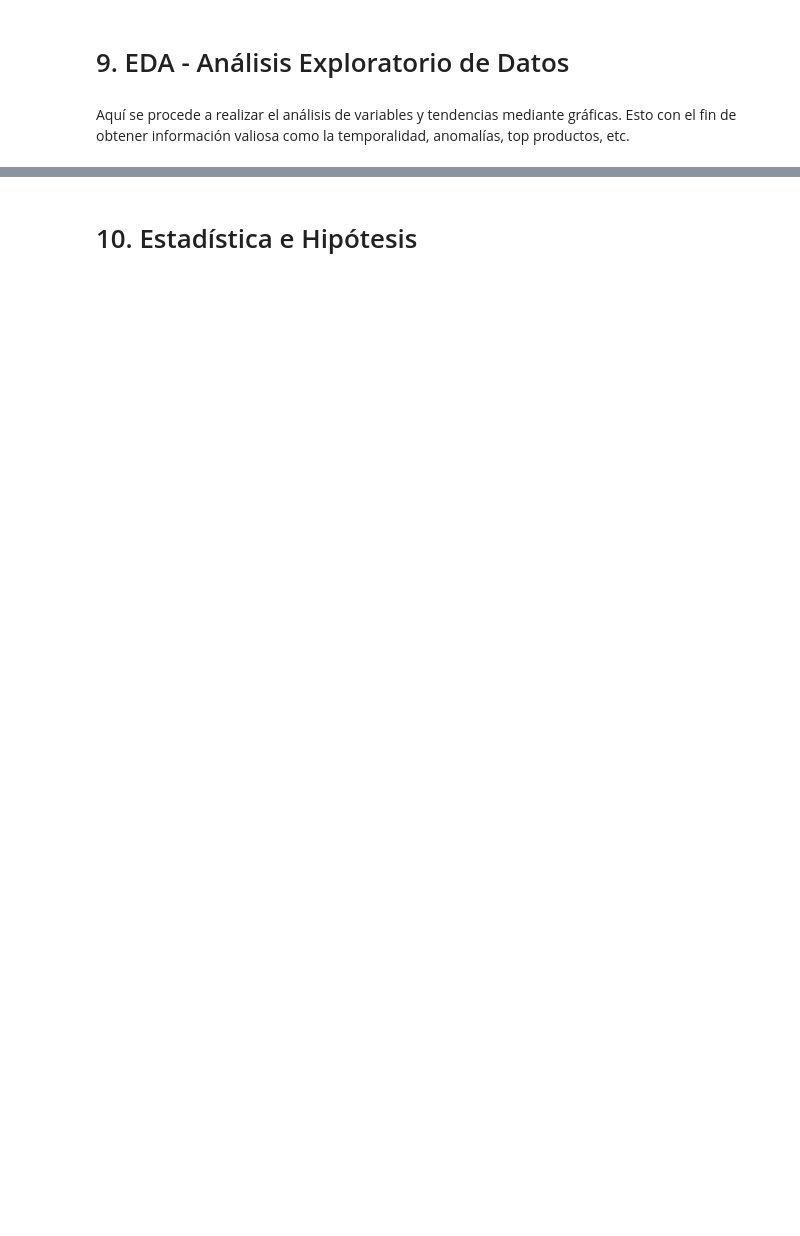
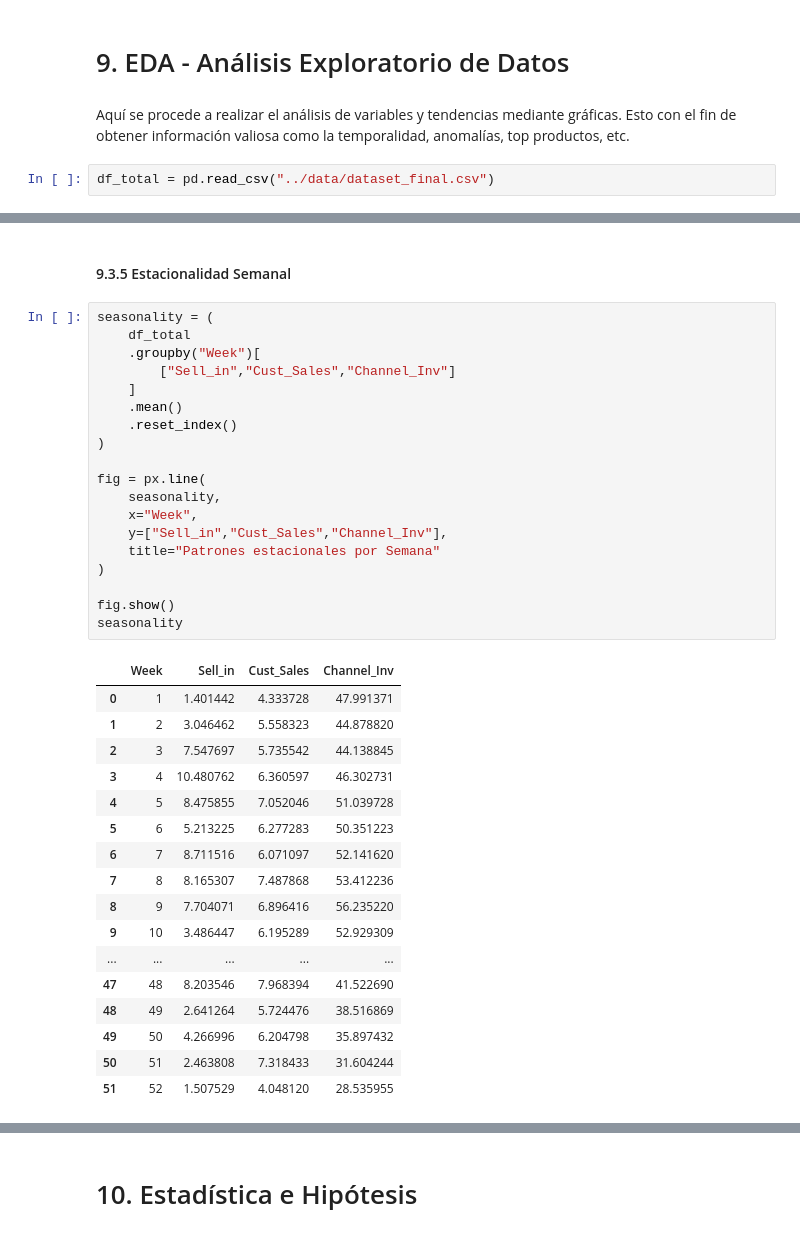
Before and after one commit to MiguelAlfonso1723/Hackathon_SIC2025, a Jupyter notebook: notebooks/sales_forecasting.analysis.ipynb, the cells around one changed output, grey strips where cells are left out. Saved outputs shown, nothing was run; the diff lists cells and outputs as text; blank space fills up the shorter version.

```diff
--- a/notebooks/sales_forecasting.analysis.ipynb
+++ b/notebooks/sales_forecasting.analysis.ipynb
@@ -1500,3 +1509,5 @@ df_total.head()
 # 9. EDA - Análisis Exploratorio de Datos
 # %% [markdown]
 Aquí se procede a realizar el análisis de variables y tendencias mediante gráficas. Esto con el fin de obtener información valiosa como la temporalidad, anomalías, top productos, etc.
+# %%
+df_total = pd.read_csv("../data/dataset_final.csv")
@@ -1502,0 +2129,39 @@ Aquí se procede a realizar el análisis de variables y tendencias mediante grá
+# %% [markdown]
+#### 9.3.5 Estacionalidad Semanal
+# %%
+seasonality = (
+    df_total
+    .groupby("Week")[
+        ["Sell_in","Cust_Sales","Channel_Inv"]
+    ]
+    .mean()
+    .reset_index()
+)
+
+fig = px.line(
+    seasonality,
+    x="Week",
+    y=["Sell_in","Cust_Sales","Channel_Inv"],
+    title="Patrones estacionales por Semana"
+)
+
+fig.show()
+seasonality
+# %% [output]
+|  | Week | Sell_in | Cust_Sales | Channel_Inv |
+| 0 | 1 | 1.401442 | 4.333728 | 47.991371 |
+| 1 | 2 | 3.046462 | 5.558323 | 44.878820 |
+| 2 | 3 | 7.547697 | 5.735542 | 44.138845 |
+| 3 | 4 | 10.480762 | 6.360597 | 46.302731 |
+| 4 | 5 | 8.475855 | 7.052046 | 51.039728 |
+| 5 | 6 | 5.213225 | 6.277283 | 50.351223 |
+| 6 | 7 | 8.711516 | 6.071097 | 52.141620 |
+| 7 | 8 | 8.165307 | 7.487868 | 53.412236 |
+| 8 | 9 | 7.704071 | 6.896416 | 56.235220 |
+| 9 | 10 | 3.486447 | 6.195289 | 52.929309 |
+| ... | ... | ... | ... | ... |
+| 47 | 48 | 8.203546 | 7.968394 | 41.522690 |
+| 48 | 49 | 2.641264 | 5.724476 | 38.516869 |
+| 49 | 50 | 4.266996 | 6.204798 | 35.897432 |
+| 50 | 51 | 2.463808 | 7.318433 | 31.604244 |
+| 51 | 52 | 1.507529 | 4.048120 | 28.535955 |
```
Also changed, not shown: parts of 193 cells of this notebook, 2 other files.
